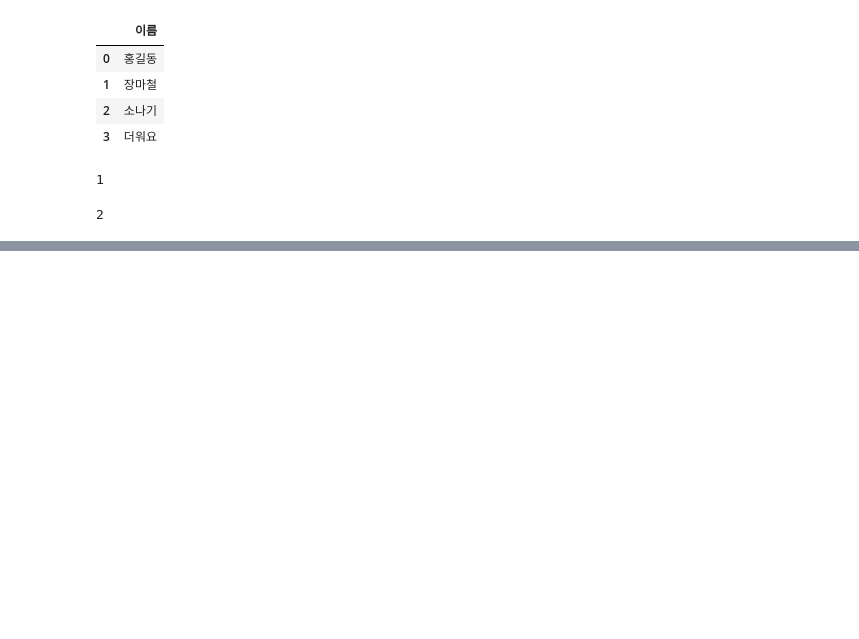
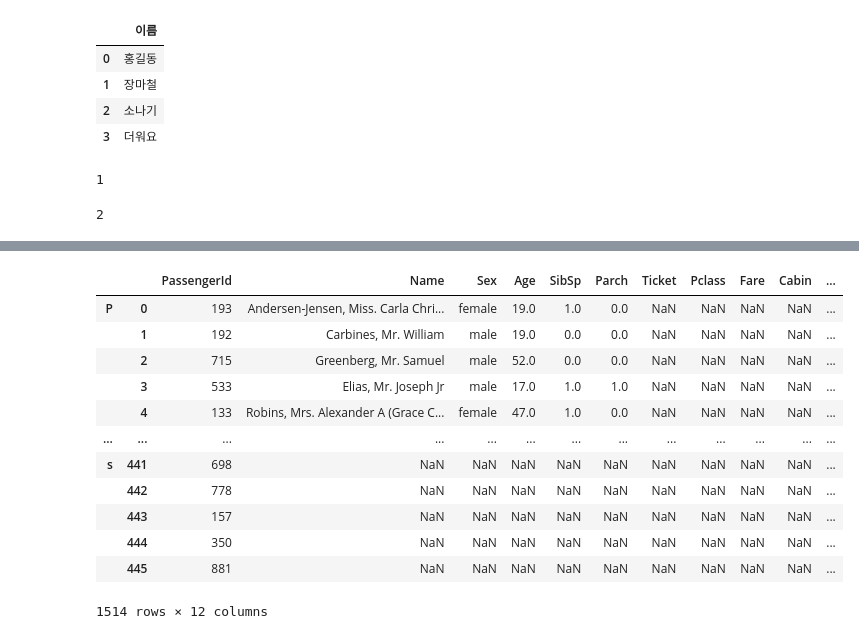
Before and after one commit to namolee/fintech_service, a Jupyter notebook: 06machine_learning/02Pandas사용법.ipynb, the cells around one changed output, grey strips where cells are left out. Cells and saved outputs as stored; diff of their text form; code cells hidden in the pictures; blank space fills up the shorter version.

```diff
--- a/06machine_learning/02Pandas사용법.ipynb
+++ b/06machine_learning/02Pandas사용법.ipynb
@@ -72,0 +269,9 @@ df[['이름']].ndim
+# %%
+
+engine = create_engine(f'{os.getenv("db")}+{os.getenv("dbtype")}://{os.getenv("id")}:{os.getenv("pw")}@{os.getenv("host")}/{os.getenv("database")}')
+conn = engine.connect()
+passenger = pd.read_sql('passenger',con=conn)
+surv = pd.read_sql('surv',con=conn)
+ticket = pd.read_sql('ticket',con=conn)
+
+conn.close()
@@ -72,0 +331,16 @@ df[['이름']].ndim
+# %%
+pd.concat([passenger, ticket, surv], keys='PassengerId')
+# %% [output]
+|  |  | PassengerId | Name | Sex | Age | SibSp | Parch | Ticket | Pclass | Fare | Cabin | ... |
+| P | 0 | 193 | Andersen-Jensen, Miss. Carla Chri... | female | 19.0 | 1.0 | 0.0 | NaN | NaN | NaN | NaN | ... |
+|  | 1 | 192 | Carbines, Mr. William | male | 19.0 | 0.0 | 0.0 | NaN | NaN | NaN | NaN | ... |
+|  | 2 | 715 | Greenberg, Mr. Samuel | male | 52.0 | 0.0 | 0.0 | NaN | NaN | NaN | NaN | ... |
+|  | 3 | 533 | Elias, Mr. Joseph Jr | male | 17.0 | 1.0 | 1.0 | NaN | NaN | NaN | NaN | ... |
+|  | 4 | 133 | Robins, Mrs. Alexander A (Grace C... | female | 47.0 | 1.0 | 0.0 | NaN | NaN | NaN | NaN | ... |
+| ... | ... | ... | ... | ... | ... | ... | ... | ... | ... | ... | ... | ... |
+| s | 441 | 698 | NaN | NaN | NaN | NaN | NaN | NaN | NaN | NaN | NaN | ... |
+|  | 442 | 778 | NaN | NaN | NaN | NaN | NaN | NaN | NaN | NaN | NaN | ... |
+|  | 443 | 157 | NaN | NaN | NaN | NaN | NaN | NaN | NaN | NaN | NaN | ... |
+|  | 444 | 350 | NaN | NaN | NaN | NaN | NaN | NaN | NaN | NaN | NaN | ... |
+|  | 445 | 881 | NaN | NaN | NaN | NaN | NaN | NaN | NaN | NaN | NaN | ... |
+1514 rows × 12 columns
```
Also changed, not shown: parts of 80 cells of this notebook, 6 other files.
